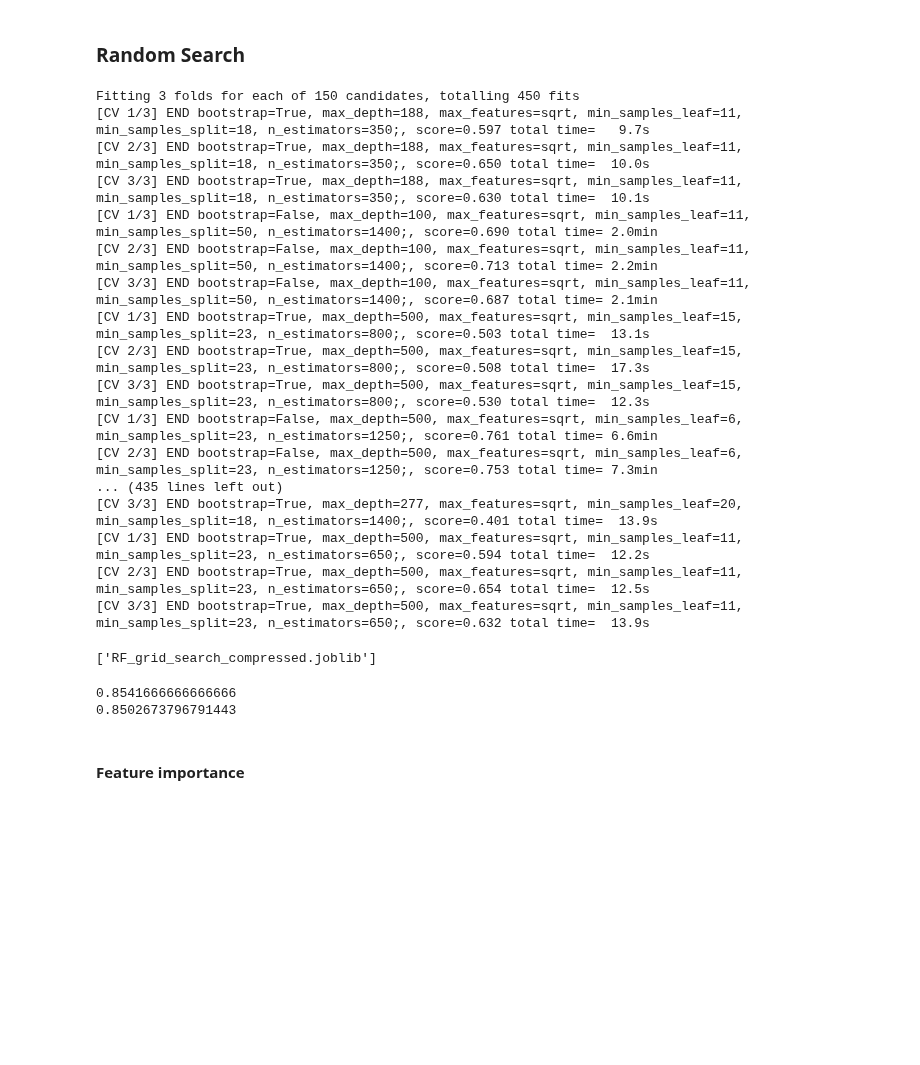
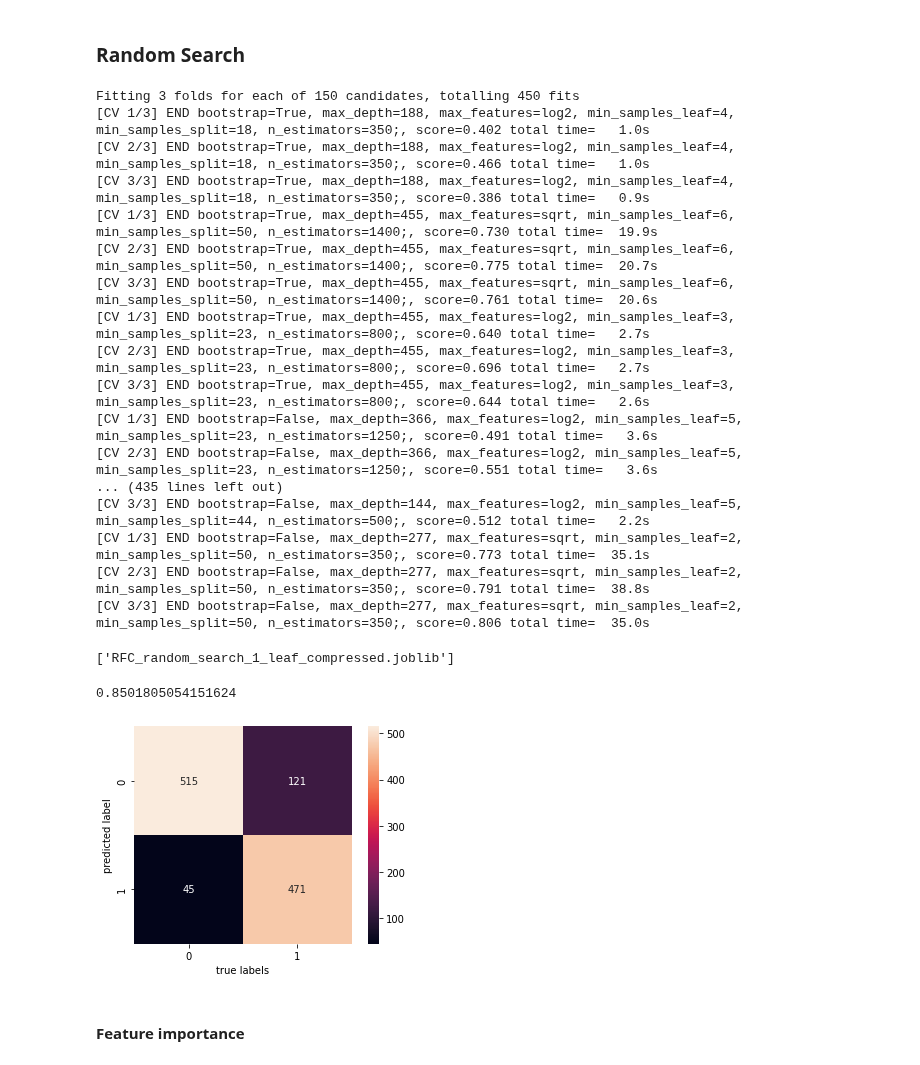
Before and after one commit to vladislav3112/fake-news-headlines, a Jupyter notebook: fake_news_classifier.ipynb, the cells around one changed output. Drawn from its saved outputs; the diff is of its cells as text; code cells hidden in the pictures; blank space fills up the shorter version.

```diff
--- a/fake_news_classifier.ipynb
+++ b/fake_news_classifier.ipynb
@@ -178,7 +185,7 @@ n_estimators = [int(x) for x in np.linspace(start = 50, stop = 1400, num = 10)]
 max_features = ['log2', 'sqrt']
 max_depth = [int(x) for x in np.linspace(start = 100, stop = 500, num = 10)]
 min_samples_split = [int(x) for x in np.linspace(start = 2, stop = 50, num = 10)]
-min_samples_leaf = [int(x) for x in np.linspace(start = 2, stop = 20, num = 5)]
+min_samples_leaf = [int(x) for x in np.linspace(start = 1, stop = 6, num = 6)]
 bootstrap = [True, False]
 param_dist = {'n_estimators': n_estimators,
                'max_features': max_features,
@@ -195,34 +202,37 @@ rs = RandomizedSearchCV(rfc,
                         scoring='f1')
 rs.fit(X_train, y_train)
 rs.best_params_
-joblib.dump(rs, "RFC_random_search_compressed.joblib", compress=3)
+joblib.dump(rs, "RFC_random_search_1_leaf_compressed.joblib", compress=3)
 # %% [output]
 Fitting 3 folds for each of 150 candidates, totalling 450 fits
-[CV 1/3] END bootstrap=True, max_depth=188, max_features=sqrt, min_samples_leaf=11, min_samples_split=18, n_estimators=350;, score=0.597 total time=   9.7s
-[CV 2/3] END bootstrap=True, max_depth=188, max_features=sqrt, min_samples_leaf=11, min_samples_split=18, n_estimators=350;, score=0.650 total time=  10.0s
-[CV 3/3] END bootstrap=True, max_depth=188, max_features=sqrt, min_samples_leaf=11, min_samples_split=18, n_estimators=350;, score=0.630 total time=  10.1s
-[CV 1/3] END bootstrap=False, max_depth=100, max_features=sqrt, min_samples_leaf=11, min_samples_split=50, n_estimators=1400;, score=0.690 total time= 2.0min
-[CV 2/3] END bootstrap=False, max_depth=100, max_features=sqrt, min_samples_leaf=11, min_samples_split=50, n_estimators=1400;, score=0.713 total time= 2.2min
-[CV 3/3] END bootstrap=False, max_depth=100, max_features=sqrt, min_samples_leaf=11, min_samples_split=50, n_estimators=1400;, score=0.687 total time= 2.1min
-[CV 1/3] END bootstrap=True, max_depth=500, max_features=sqrt, min_samples_leaf=15, min_samples_split=23, n_estimators=800;, score=0.503 total time=  13.1s
-[CV 2/3] END bootstrap=True, max_depth=500, max_features=sqrt, min_samples_leaf=15, min_samples_split=23, n_estimators=800;, score=0.508 total time=  17.3s
-[CV 3/3] END bootstrap=True, max_depth=500, max_features=sqrt, min_samples_leaf=15, min_samples_split=23, n_estimators=800;, score=0.530 total time=  12.3s
-[CV 1/3] END bootstrap=False, max_depth=500, max_features=sqrt, min_samples_leaf=6, min_samples_split=23, n_estimators=1250;, score=0.761 total time= 6.6min
-[CV 2/3] END bootstrap=False, max_depth=500, max_features=sqrt, min_samples_leaf=6, min_samples_split=23, n_estimators=1250;, score=0.753 total time= 7.3min
+[CV 1/3] END bootstrap=True, max_depth=188, max_features=log2, min_samples_leaf=4, min_samples_split=18, n_estimators=350;, score=0.402 total time=   1.0s
+[CV 2/3] END bootstrap=True, max_depth=188, max_features=log2, min_samples_leaf=4, min_samples_split=18, n_estimators=350;, score=0.466 total time=   1.0s
+[CV 3/3] END bootstrap=True, max_depth=188, max_features=log2, min_samples_leaf=4, min_samples_split=18, n_estimators=350;, score=0.386 total time=   0.9s
+[CV 1/3] END bootstrap=True, max_depth=455, max_features=sqrt, min_samples_leaf=6, min_samples_split=50, n_estimators=1400;, score=0.730 total time=  19.9s
+[CV 2/3] END bootstrap=True, max_depth=455, max_features=sqrt, min_samples_leaf=6, min_samples_split=50, n_estimators=1400;, score=0.775 total time=  20.7s
+[CV 3/3] END bootstrap=True, max_depth=455, max_features=sqrt, min_samples_leaf=6, min_samples_split=50, n_estimators=1400;, score=0.761 total time=  20.6s
+[CV 1/3] END bootstrap=True, max_depth=455, max_features=log2, min_samples_leaf=3, min_samples_split=23, n_estimators=800;, score=0.640 total time=   2.7s
+[CV 2/3] END bootstrap=True, max_depth=455, max_features=log2, min_samples_leaf=3, min_samples_split=23, n_estimators=800;, score=0.696 total time=   2.7s
+[CV 3/3] END bootstrap=True, max_depth=455, max_features=log2, min_samples_leaf=3, min_samples_split=23, n_estimators=800;, score=0.644 total time=   2.6s
+[CV 1/3] END bootstrap=False, max_depth=366, max_features=log2, min_samples_leaf=5, min_samples_split=23, n_estimators=1250;, score=0.491 total time=   3.6s
+[CV 2/3] END bootstrap=False, max_depth=366, max_features=log2, min_samples_leaf=5, min_samples_split=23, n_estimators=1250;, score=0.551 total time=   3.6s
 ... (435 lines left out)
-[CV 3/3] END bootstrap=True, max_depth=277, max_features=sqrt, min_samples_leaf=20, min_samples_split=18, n_estimators=1400;, score=0.401 total time=  13.9s
-[CV 1/3] END bootstrap=True, max_depth=500, max_features=sqrt, min_samples_leaf=11, min_samples_split=23, n_estimators=650;, score=0.594 total time=  12.2s
-[CV 2/3] END bootstrap=True, max_depth=500, max_features=sqrt, min_samples_leaf=11, min_samples_split=23, n_estimators=650;, score=0.654 total time=  12.5s
-[CV 3/3] END bootstrap=True, max_depth=500, max_features=sqrt, min_samples_leaf=11, min_samples_split=23, n_estimators=650;, score=0.632 total time=  13.9s
+[CV 3/3] END bootstrap=False, max_depth=144, max_features=log2, min_samples_leaf=5, min_samples_split=44, n_estimators=500;, score=0.512 total time=   2.2s
+[CV 1/3] END bootstrap=False, max_depth=277, max_features=sqrt, min_samples_leaf=2, min_samples_split=50, n_estimators=350;, score=0.773 total time=  35.1s
+[CV 2/3] END bootstrap=False, max_depth=277, max_features=sqrt, min_samples_leaf=2, min_samples_split=50, n_estimators=350;, score=0.791 total time=  38.8s
+[CV 3/3] END bootstrap=False, max_depth=277, max_features=sqrt, min_samples_leaf=2, min_samples_split=50, n_estimators=350;, score=0.806 total time=  35.0s
-['RF_grid_search_compressed.joblib']
+['RFC_random_search_1_leaf_compressed.joblib']
-# %%
-best_clf = rs.best_estimator_
-best_clf = best_clf.fit(X_train,y_train)
-y_pred = best_clf.predict(X_test)
-print(cross_val_score(rfc, X_train,y_train, cv=5,scoring='f1').mean())
-# %% [output]
-0.8541666666666666
-0.8502673796791443
+# %%
+rs = joblib.load("RFC_random_search_1_leaf_compressed.joblib")
+print(rs.score(X_test,y_test))
+mat = confusion_matrix(y_test,rs.predict(X_test))
+sns.heatmap(mat.T, square = True, annot=True, fmt = "d")
+plt.xlabel("true labels")
+plt.ylabel("predicted label")
+plt.show()
+# %% [output]
+0.8501805054151624
+[figure, added]
 # %% [markdown]
 #### Feature importance
 # %%
```
Also changed, not shown: parts of 42 cells of this notebook.
